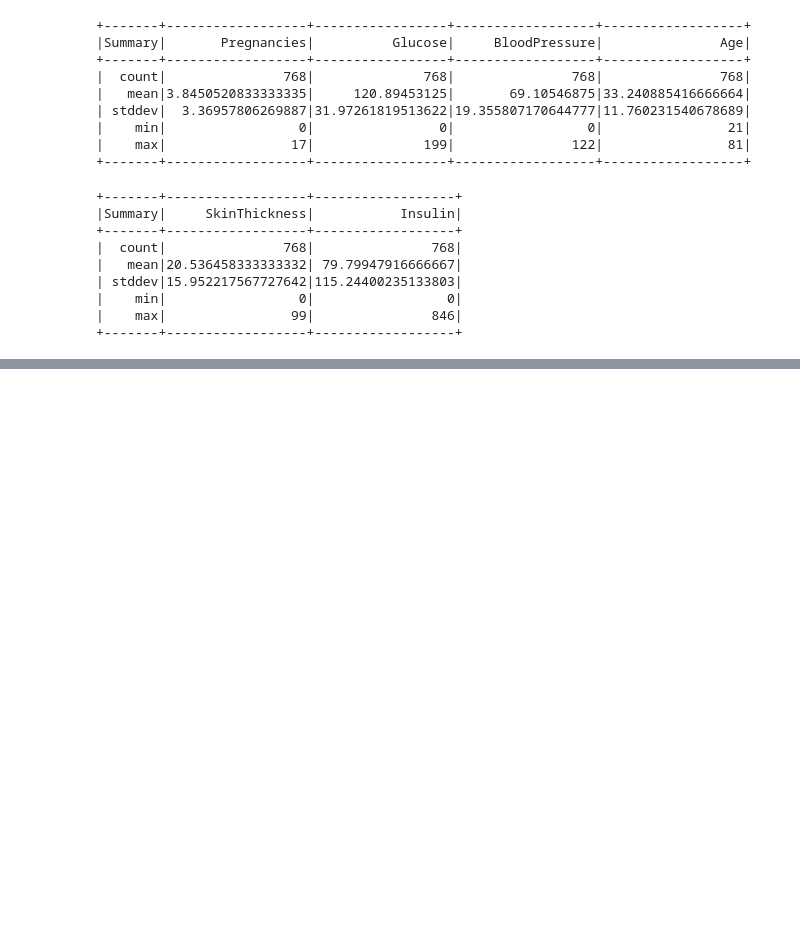
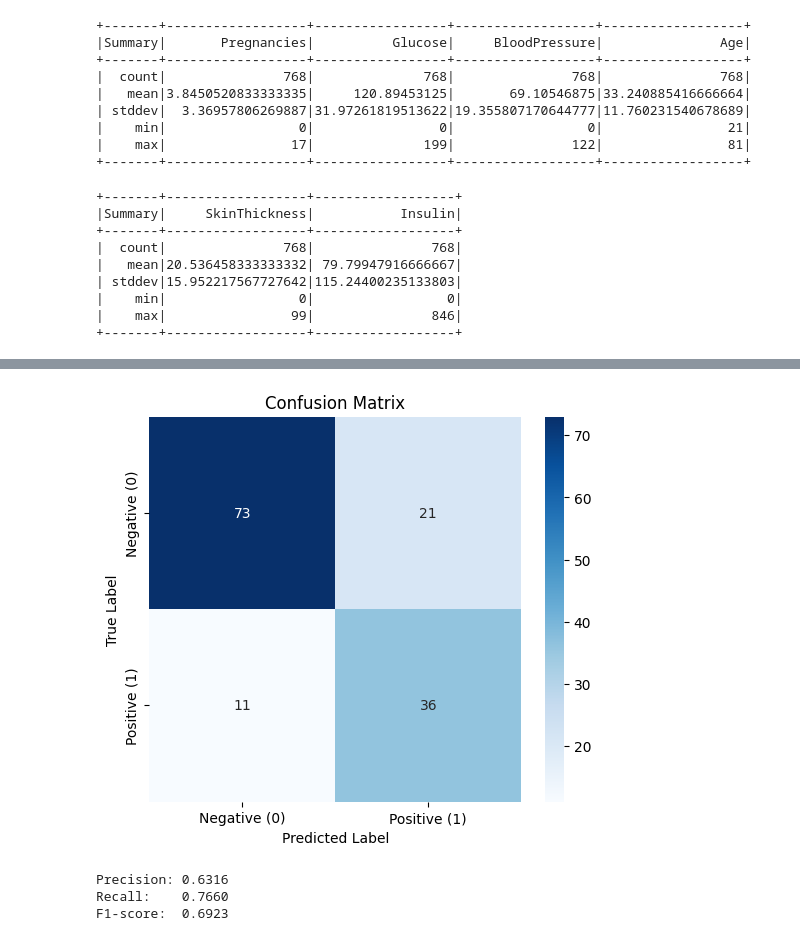
Before and after one commit to Claud1601/CN7030-Assignment, a Jupyter notebook: Week4.ipynb, the cells around one changed output, grey strips where cells are left out. Cells and saved outputs as stored; diff of their text form; code cells hidden in the pictures; blank space fills up the shorter version.

```diff
--- a/Week4.ipynb
+++ b/Week4.ipynb
@@ -60,0 +335,33 @@ dataset.describe().select("Summary","SkinThickness","Insulin").show()
+# %%
+import seaborn as sns
+import matplotlib.pyplot as plt
+
+TN = TrueNegative
+FP = FalsePositive
+FN = FalseNegative
+TP = TruePositive
+conf_matrix = np.array([[TN, FP],
+                        [FN, TP]])
+labels = ["Negative (0)", "Positive (1)"]
+
+plt.figure(figsize=(6, 5))
+sns.heatmap(conf_matrix, annot=True,  cmap="Blues",
+            xticklabels=labels, yticklabels=labels)
+plt.xlabel("Predicted Label")
+plt.ylabel("True Label")
+plt.title("Confusion Matrix")
+plt.show()
+# %% [output]
+[figure, added]
+# %%
+precision = TP / (TP + FP) if (TP + FP) > 0 else 0
+recall = TP / (TP + FN) if (TP + FN) > 0 else 0
+f1_score = 2 * (precision * recall) / (precision + recall) if (precision + recall) > 0 else 0
+
+print(f"Precision: {precision:.4f}")
+print(f"Recall:    {recall:.4f}")
+print(f"F1-score:  {f1_score:.4f}")
+# %% [output]
+Precision: 0.6316
+Recall:    0.7660
+F1-score:  0.6923
```
Also changed, not shown: parts of 16 cells of this notebook.
